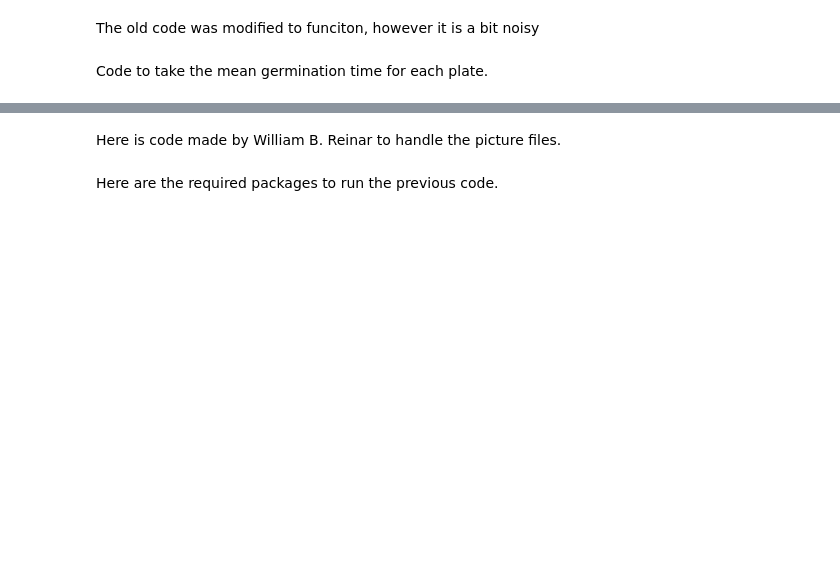
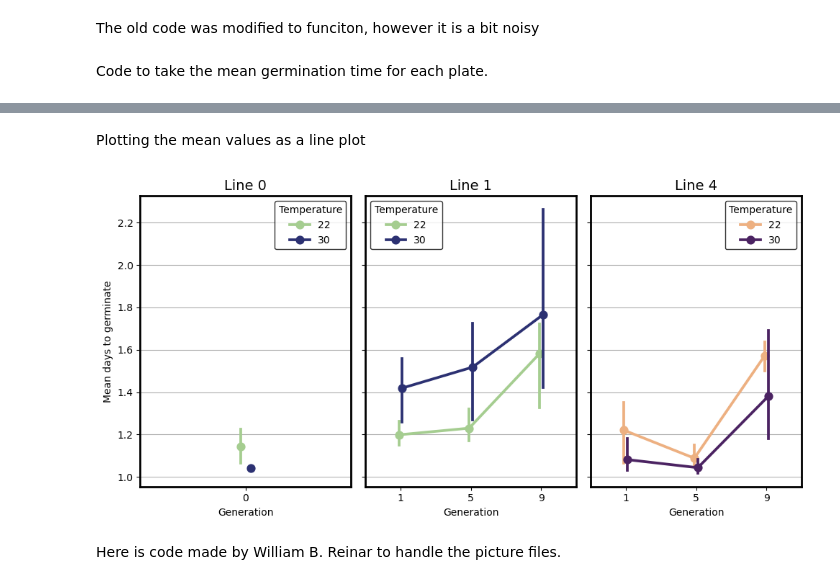
Before and after one commit to JoakimHaraldsvik/Germination, a Jupyter notebook: Germination_2025.ipynb, the cells around one changed output, grey strips where cells are left out. Cells and saved outputs as stored; diff of their text form; code cells hidden in the pictures; blank space fills up the shorter version.

Commit message:
Cleaned up the file, changed kernel to support pacckages. needed to plot etc.

```diff
--- a/Germination_2025.ipynb
+++ b/Germination_2025.ipynb
@@ -77,3 +80,8 @@ plt.show()
 The old code was modified to funciton, however it is a bit noisy
 # %% [markdown]
 Code to take the mean germination time for each plate.
+# %%
+# Making a DF of the mean time to germinate based on the plates instead of individual seeds
+grouped = Germination_df.groupby(['Line', 'Generation', 'Temperature', 'Plate'])
+mean_germinated = grouped['Germinated'].mean().reset_index()
+print(mean_germinated)
@@ -80,3 +106,39 @@ Code to take the mean germination time for each plate.
+# %% [markdown]
+Plotting the mean values as a line plot
+# %%
+#Setting default line width for plots
+plt.rcParams['axes.linewidth'] = 2
+
+plt.rcParams['axes.grid'] = True
+
+#Plotting mean germination time per plate
+f, axes = plt.subplots(ncols = 3, figsize = (10, 5), sharey = True)
+
+sns.pointplot(x = 'Generation', y = 'Germinated', data = mean_germinated[mean_germinated.Line == 0],
+            hue = 'Temperature', ax = axes[0],  palette ="crest", dodge=True)
+
+sns.pointplot(x = 'Generation', y = 'Germinated', data = mean_germinated[mean_germinated.Line == 1],
+            hue = 'Temperature', ax = axes[1],  palette ="crest", dodge=True)
+
+sns.pointplot(x = 'Generation', y = 'Germinated', data = mean_germinated[mean_germinated.Line == 4],
+            hue = 'Temperature', ax = axes[2],  palette ="flare", dodge=True)
+
+#Setting titles, labels, and legends
+axes[0].set_title('Line 0', fontsize=14)
+axes[1].set_title('Line 1', fontsize=14)
+axes[2].set_title('Line 4', fontsize=14, y=1)
+axes[0].set(ylabel="Mean days to germinate")
+axes[0].legend(edgecolor = 'black', fontsize=12 , title="Temperature" ).set_visible(True)
+
+
+axes[0].legend(edgecolor = 'black', title="Temperature").set_visible(True)
+axes[1].legend(edgecolor = 'black', title="Temperature").set_visible(True)
+axes[2].legend(edgecolor = 'black', title="Temperature").set_visible(True)
+
+plt.tight_layout()
+plt.show()
+# %% [output]
+[figure, added]
 # %% [markdown]
 Here is code made by William B. Reinar to handle the picture files.
 # %%
@@ -119,5 +181,3 @@ for file in glob.glob('../data/GerminationAssay/BilderRaw/1.11.25_spiring_croppe
     #plt.savefig('../data/GerminationAssay/Bilder/RepBilde2.%s.white.png' % sample, dpi = 300)
     plt.show()
     figs[sample] = fig
-# %% [markdown]
-Here are the required packages to run the previous code.
```
Also changed, not shown: parts of 7 cells of this notebook.
